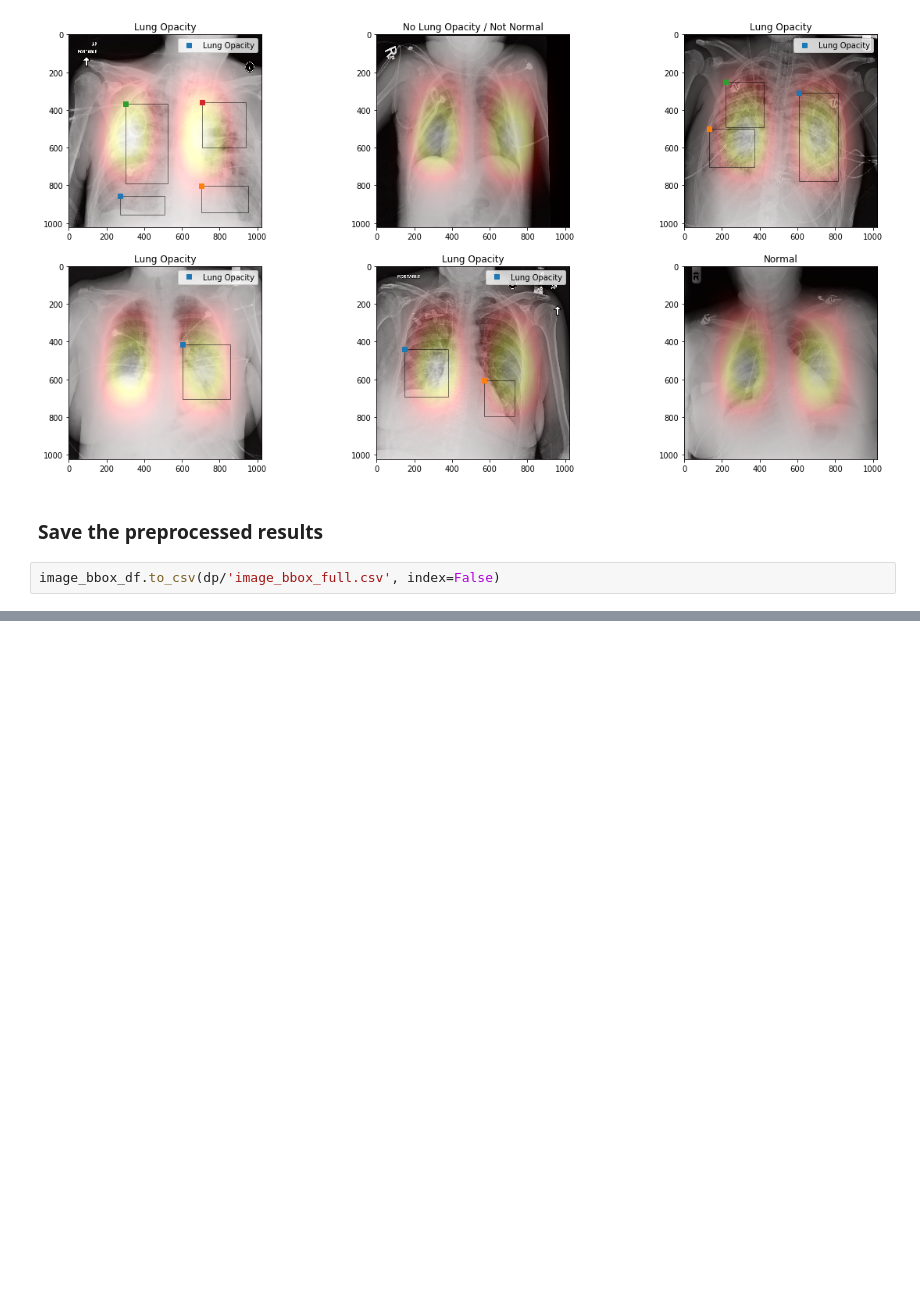
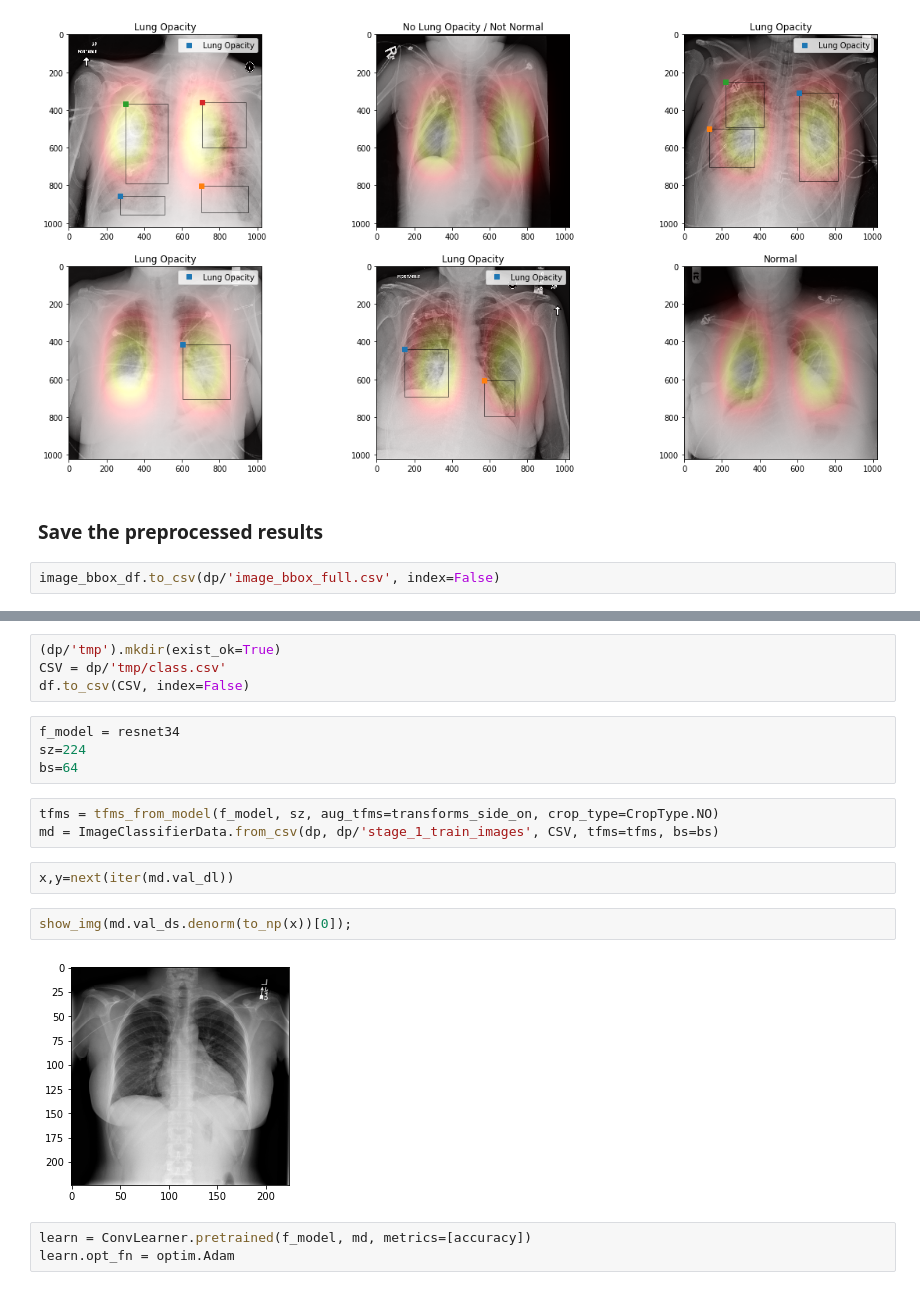
Before and after one commit to ChristophNeuner/RSNA_PDC, a Jupyter notebook: RSNA_PDC/RSNA_PDC.ipynb, the cells around one changed output, grey strips where cells are left out. Saved outputs shown, nothing was run; the diff lists cells and outputs as text; blank space fills up the shorter version.

Commit message:
started training a classifier

```diff
--- a/RSNA_PDC/RSNA_PDC.ipynb
+++ b/RSNA_PDC/RSNA_PDC.ipynb
@@ -316,0 +372,20 @@ image_bbox_df.to_csv(dp/'image_bbox_full.csv', index=False)
+# %%
+(dp/'tmp').mkdir(exist_ok=True)
+CSV = dp/'tmp/class.csv'
+df.to_csv(CSV, index=False)
+# %%
+f_model = resnet34
+sz=224
+bs=64
+# %%
+tfms = tfms_from_model(f_model, sz, aug_tfms=transforms_side_on, crop_type=CropType.NO)
+md = ImageClassifierData.from_csv(dp, dp/'stage_1_train_images', CSV, tfms=tfms, bs=bs)
+# %%
+x,y=next(iter(md.val_dl))
+# %%
+show_img(md.val_ds.denorm(to_np(x))[0]);
+# %% [output]
+[figure, added]
+# %%
+learn = ConvLearner.pretrained(f_model, md, metrics=[accuracy])
+learn.opt_fn = optim.Adam
```
Also changed, not shown: parts of 14 cells of this notebook.
